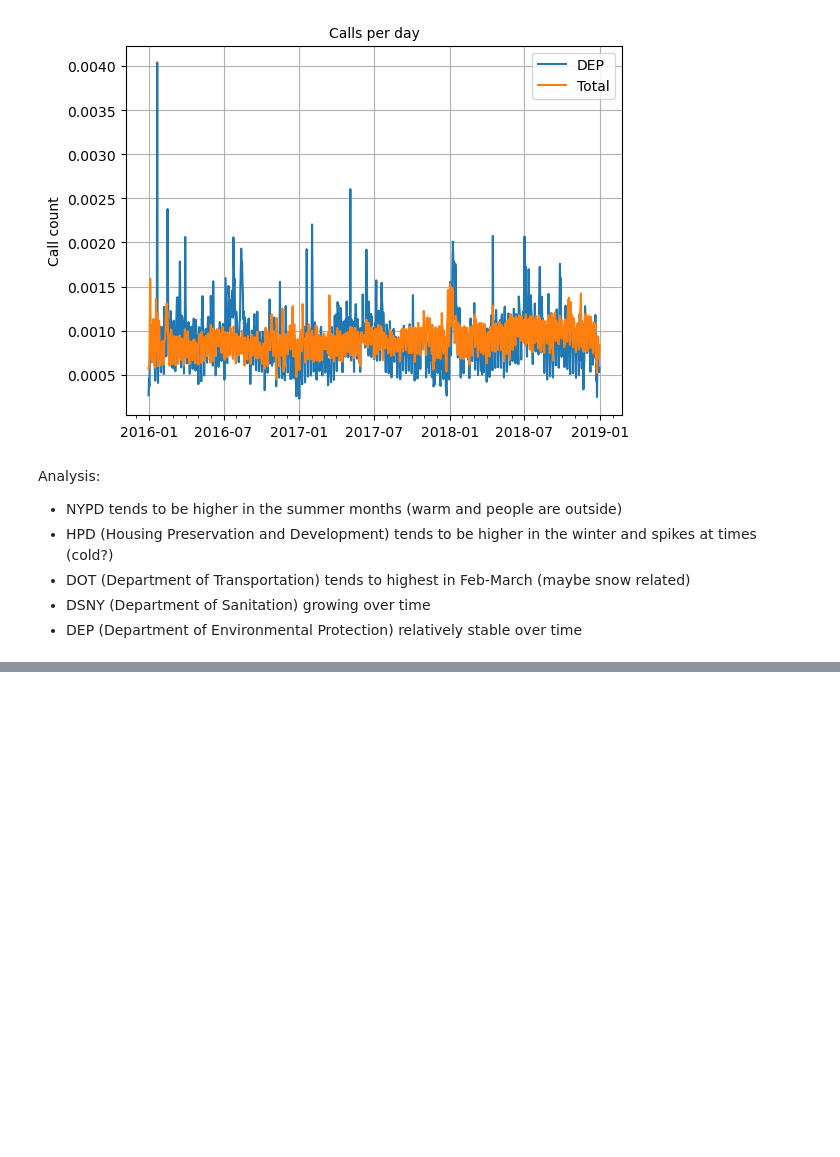
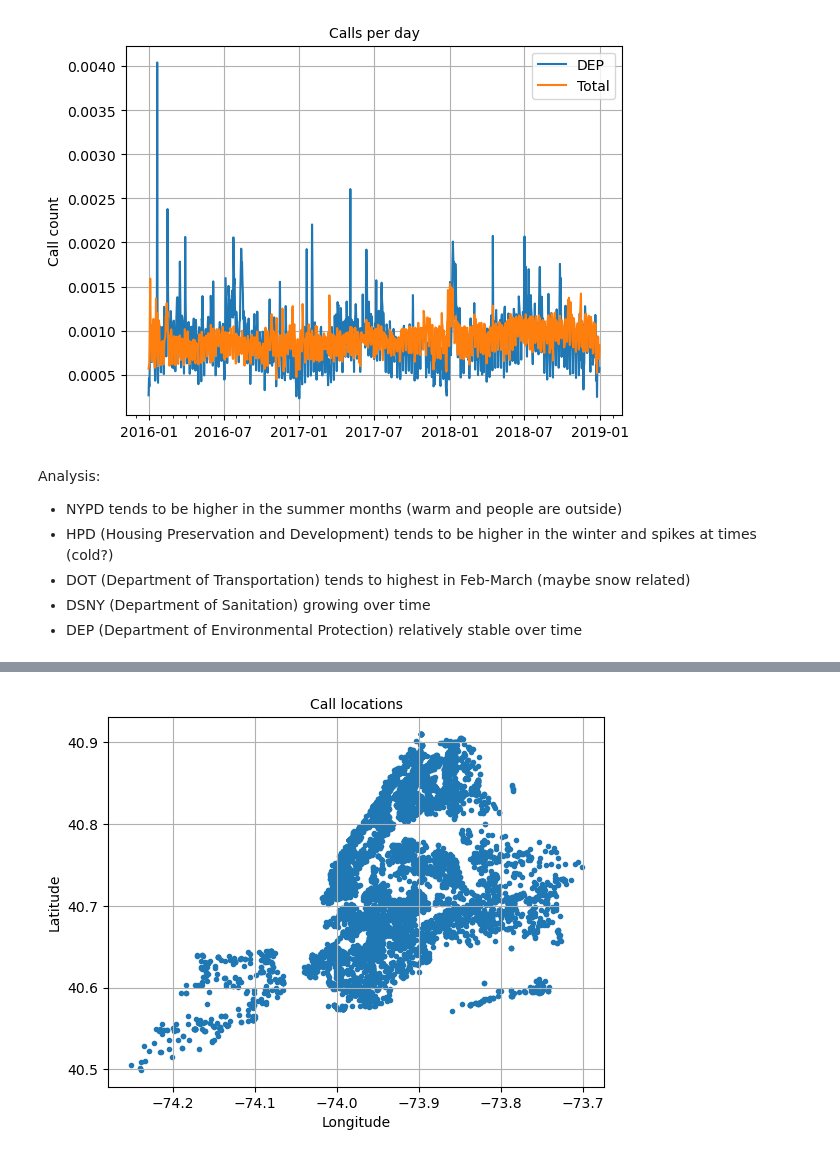
Before and after one commit to ericschwen/weather_311, a Jupyter notebook: 311_exploration.ipynb, the cells around one changed output, grey strips where cells are left out. Saved outputs shown, nothing was run; the diff lists cells and outputs as text; code cells hidden in the pictures; blank space fills up the shorter version.

```diff
--- a/311_exploration.ipynb
+++ b/311_exploration.ipynb
@@ -690,0 +705,13 @@ Analysis:
+# %%
+df_few_days = c.loc[(c['Created Date'] < np.datetime64('2016-01-03'))]
+# %%
+fig, ax = plt.subplots()
+ax.scatter('Longitude', 'Latitude', data=df_few_days, marker = '.')
+ax.grid(True)
+ax.set_xlabel(r'Longitude')
+ax.set_ylabel(r'Latitude')
+ax.set_title('Call locations', fontsize='medium')
+# ax.legend()
+plt.show()
+# %% [output]
+[figure, added]
```
Also changed, not shown: parts of 5 cells of this notebook, 1 other file.
